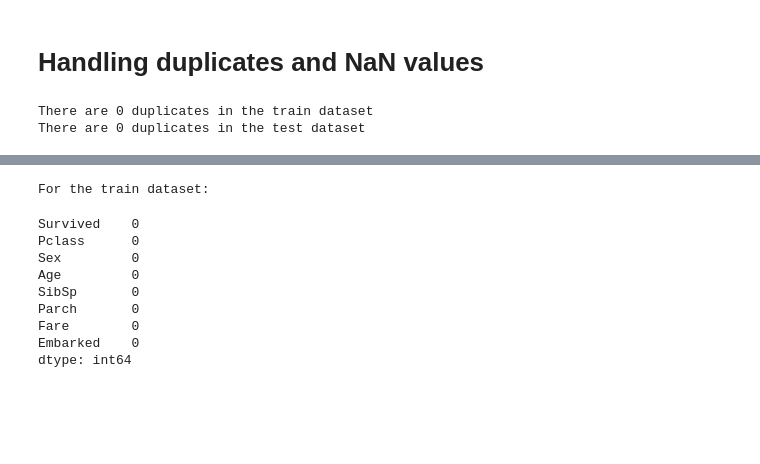
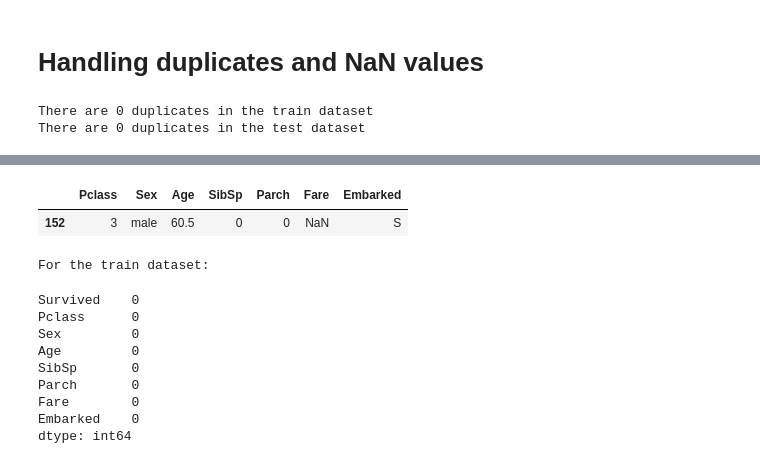
Before and after one commit to Dharkhar/DS_titanic, a Jupyter notebook: exploration.ipynb, the cells around one changed output, grey strips where cells are left out. Cells and saved outputs as stored; diff of their text form; code cells hidden in the pictures; blank space fills up the shorter version.

```diff
--- a/exploration.ipynb
+++ b/exploration.ipynb
@@ -130,0 +139,6 @@ train_data.head(10)
+# %%
+# 1 missing value for Fare in test date, let's have a look
+test_data[test_data['Fare'].isnull()]
+# %% [output]
+|  | Pclass | Sex | Age | SibSp | Parch | Fare | Embarked |
+| 152 | 3 | male | 60.5 | 0 | 0 | NaN | S |
```
Also changed, not shown: parts of 27 cells of this notebook, 1 other file.
